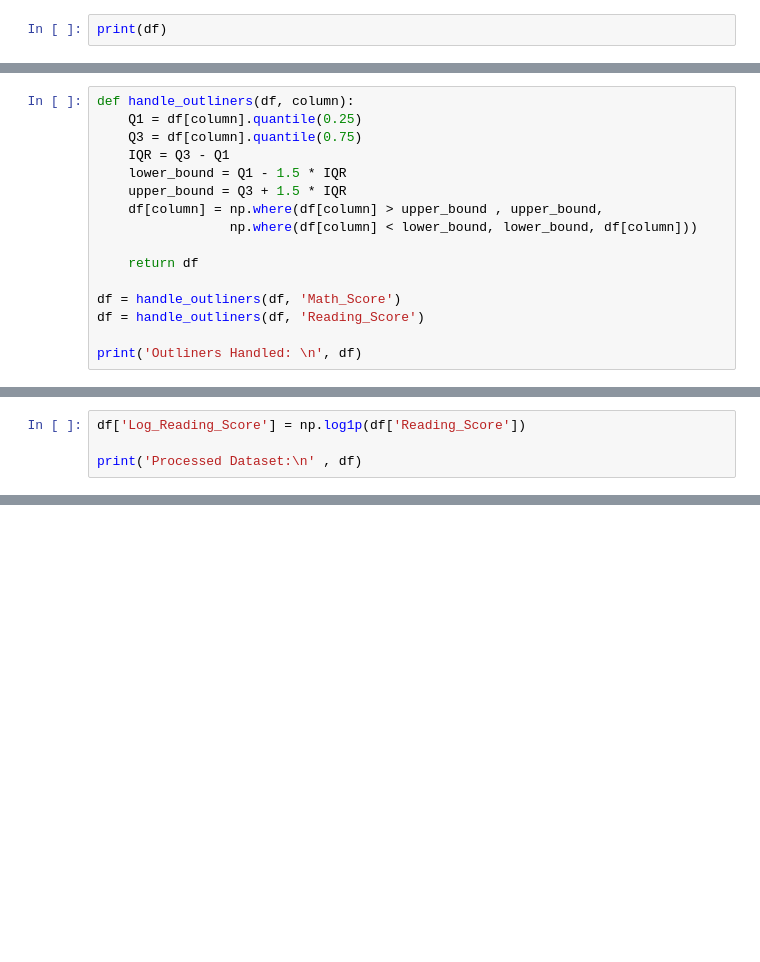
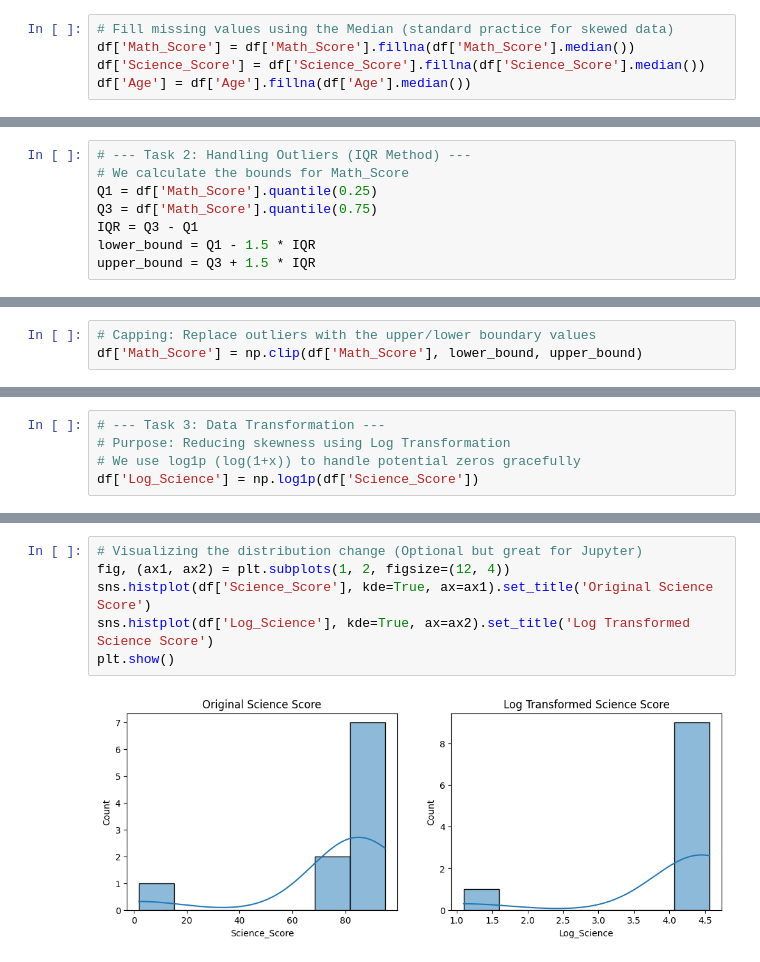
Before and after one commit to vishal0838/DSBDA-Praticals-, a Jupyter notebook: Pratical2/pratical.ipynb, the cells around one changed output, grey strips where cells are left out. Drawn from its saved outputs; the diff is of its cells as text; blank space fills up the shorter version.

Commit message:
Dataset-Refurbished

```diff
--- a/Pratical2/pratical.ipynb
+++ b/Pratical2/pratical.ipynb
@@ -47,2 +53,5 @@ df['Attendance'] = df['Attendance'].fillna(df['Attendance'].median())
 # %%
-print(df)
+# Fill missing values using the Median (standard practice for skewed data)
+df['Math_Score'] = df['Math_Score'].fillna(df['Math_Score'].median())
+df['Science_Score'] = df['Science_Score'].fillna(df['Science_Score'].median())
+df['Age'] = df['Age'].fillna(df['Age'].median())
@@ -59,16 +58,8 @@ print(df)
 # %%
-def handle_outliners(df, column):
-    Q1 = df[column].quantile(0.25)
-    Q3 = df[column].quantile(0.75)
-    IQR = Q3 - Q1
-    lower_bound = Q1 - 1.5 * IQR
-    upper_bound = Q3 + 1.5 * IQR
-    df[column] = np.where(df[column] > upper_bound , upper_bound,
-                 np.where(df[column] < lower_bound, lower_bound, df[column]))
-
-    return df
-
-df = handle_outliners(df, 'Math_Score')
-df = handle_outliners(df, 'Reading_Score')
-
-print('Outliners Handled: \n', df)
+# --- Task 2: Handling Outliers (IQR Method) ---
+# We calculate the bounds for Math_Score
+Q1 = df['Math_Score'].quantile(0.25)
+Q3 = df['Math_Score'].quantile(0.75)
+IQR = Q3 - Q1
+lower_bound = Q1 - 1.5 * IQR
+upper_bound = Q3 + 1.5 * IQR
@@ -86,4 +66,3 @@ Outliners Handled:
 # %%
-df['Log_Reading_Score'] = np.log1p(df['Reading_Score'])
-
-print('Processed Dataset:\n' , df)
+# Capping: Replace outliers with the upper/lower boundary values
+df['Math_Score'] = np.clip(df['Math_Score'], lower_bound, upper_bound)
@@ -110,0 +69,5 @@ Processed Dataset:
+# %%
+# --- Task 3: Data Transformation ---
+# Purpose: Reducing skewness using Log Transformation
+# We use log1p (log(1+x)) to handle potential zeros gracefully
+df['Log_Science'] = np.log1p(df['Science_Score'])
@@ -110,0 +90,8 @@ Processed Dataset:
+# %%
+# Visualizing the distribution change (Optional but great for Jupyter)
+fig, (ax1, ax2) = plt.subplots(1, 2, figsize=(12, 4))
+sns.histplot(df['Science_Score'], kde=True, ax=ax1).set_title('Original Science Score')
+sns.histplot(df['Log_Science'], kde=True, ax=ax2).set_title('Log Transformed Science Score')
+plt.show()
+# %% [output]
+[figure, added]
```
Also changed, not shown: parts of 11 cells of this notebook, 15 other files.
